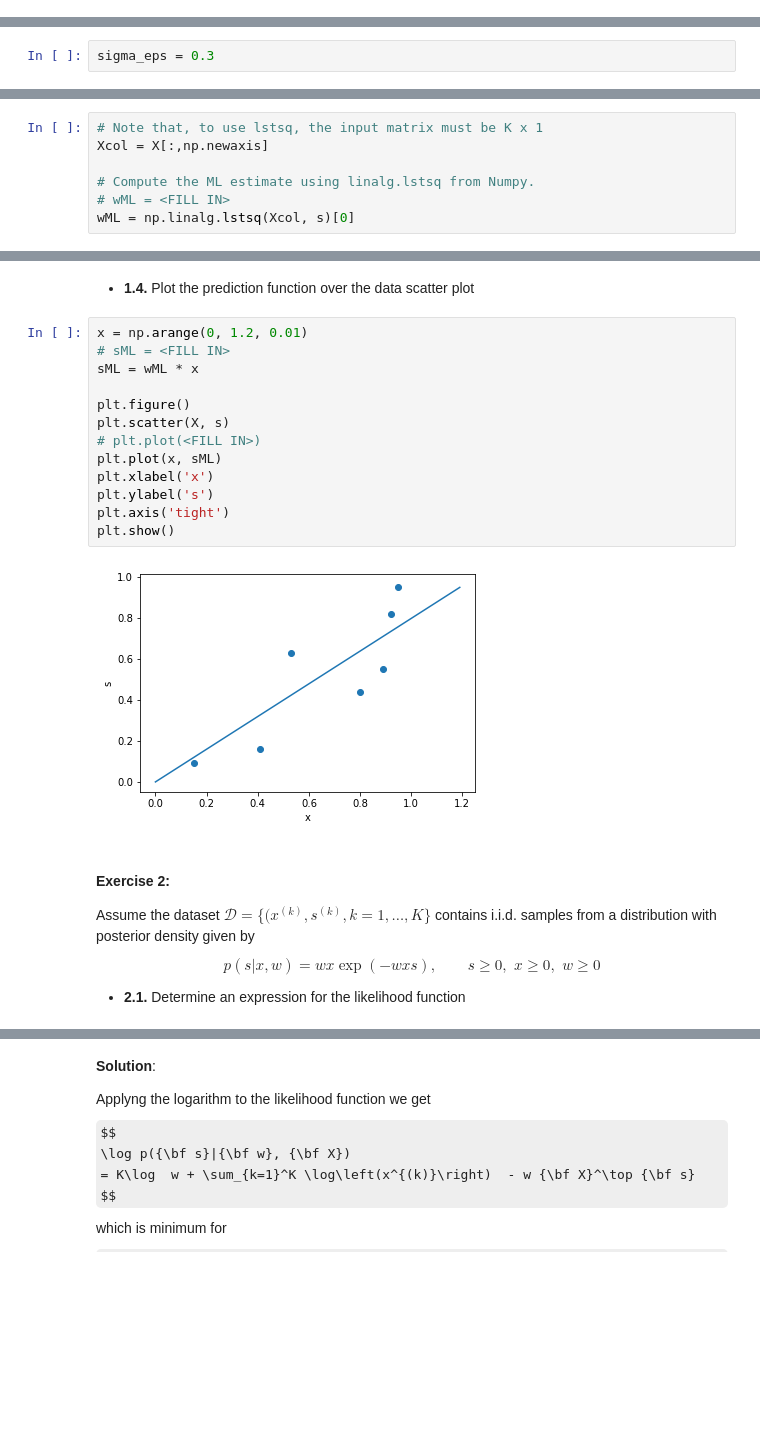
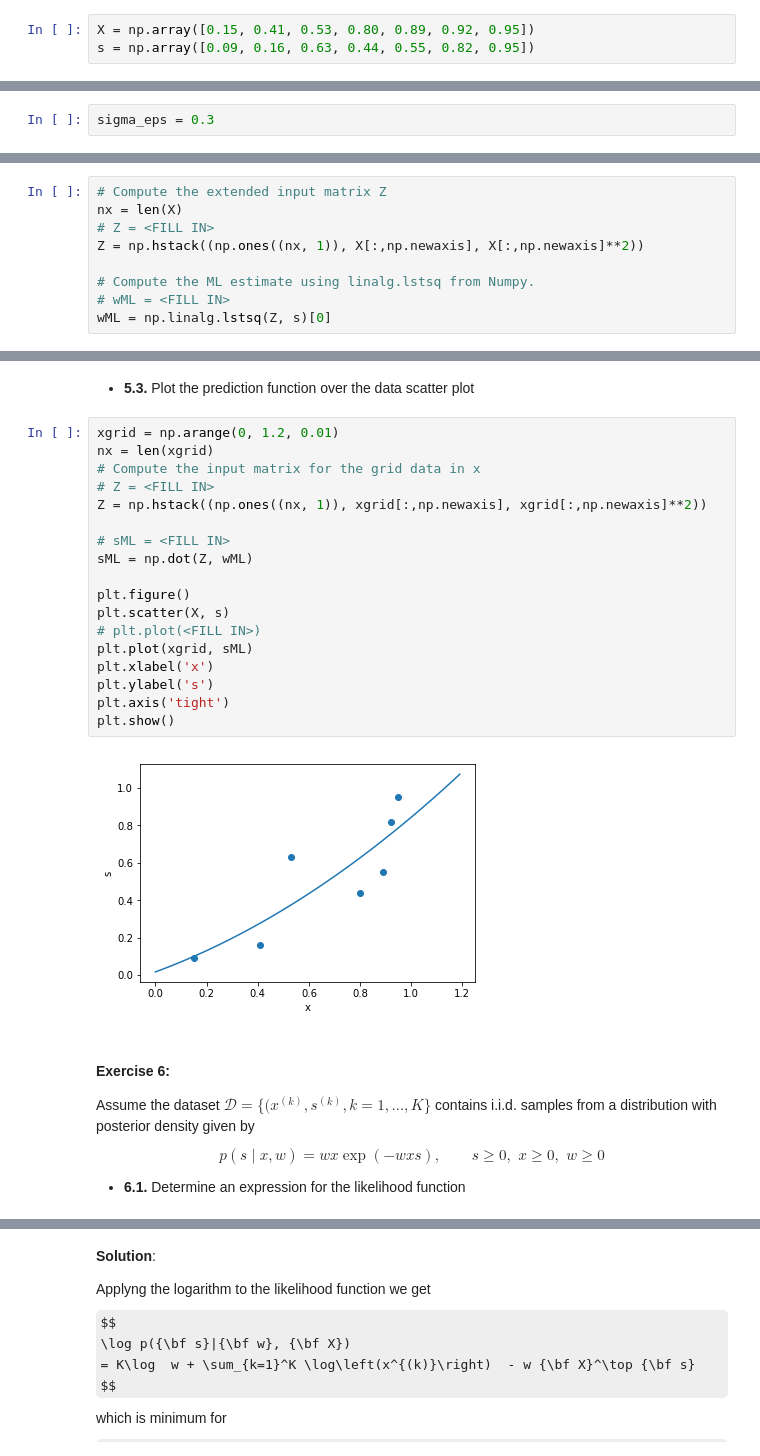
Before and after one commit to ML4DS/ML4all, a Jupyter notebook: R4.ML_Regression/Regression_ML_professor.ipynb, the cells around one changed output, grey strips where cells are left out. Drawn from its saved outputs; the diff is of its cells as text; some formulas as TeX source; blank space fills up the shorter version.

```diff
--- a/R4.ML_Regression/Regression_ML_professor.ipynb
+++ b/R4.ML_Regression/Regression_ML_professor.ipynb
@@ -176 +413,4 @@ s = np.array([0.09, 0.16, 0.63, 0.44, 0.55, 0.82, 0.95])
+# %%
+X = np.array([0.15, 0.41, 0.53, 0.80, 0.89, 0.92, 0.95])
+s = np.array([0.09, 0.16, 0.63, 0.44, 0.55, 0.82, 0.95])
 # %% [markdown]
@@ -194,7 +426,9 @@ plt.show()
 # %%
-# Note that, to use lstsq, the input matrix must be K x 1
-Xcol = X[:,np.newaxis]
+# Compute the extended input matrix Z
+nx = len(X)
+# Z = <FILL IN>
+Z = np.hstack((np.ones((nx, 1)), X[:,np.newaxis], X[:,np.newaxis]**2))
 
 # Compute the ML estimate using linalg.lstsq from Numpy.
 # wML = <FILL IN>
-wML = np.linalg.lstsq(Xcol, s)[0]
+wML = np.linalg.lstsq(Z, s)[0]
@@ -228,29 +450,34 @@ plt.show()
 # %% [markdown]
-* **1.4.** Plot the prediction function over the data scatter plot
+* **5.3.** Plot the prediction function over the data scatter plot
 # %%
-x = np.arange(0, 1.2, 0.01)
+xgrid = np.arange(0, 1.2, 0.01)
+nx = len(xgrid)
+# Compute the input matrix for the grid data in x
+# Z = <FILL IN>
+Z = np.hstack((np.ones((nx, 1)), xgrid[:,np.newaxis], xgrid[:,np.newaxis]**2))
+
 # sML = <FILL IN>
-sML = wML * x
+sML = np.dot(Z, wML)
 
 plt.figure()
 plt.scatter(X, s)
 # plt.plot(<FILL IN>)
-plt.plot(x, sML)
+plt.plot(xgrid, sML)
 plt.xlabel('x')
 plt.ylabel('s')
 plt.axis('tight')
 plt.show()
 # %% [output]
-[figure, old version]
+[figure, new version]
 # %% [markdown]
-#### Exercise 2:
+#### Exercise 6:
 
 Assume the dataset $\mathcal{D} = \{(x^{(k)}, s^{(k)}, k=1,\ldots, K\}$ contains i.i.d. samples from a distribution with posterior density given by
 $$
-p(s|x, w) = w x \exp(- w x s), \qquad s\ge0, \,\, x\ge 0, \,\, w\ge 0
+p(s \mid x, w) = w x \exp(- w x s), \qquad s\ge0, \,\, x\ge 0, \,\, w\ge 0
 $$
 
-* **2.1.** Determine an expression for the likelihood function
+* **6.1.** Determine an expression for the likelihood function
 # %% [markdown]
 **Solution**:
 <SOL>
```
Also changed, not shown: parts of 62 cells of this notebook, 13 other files.
